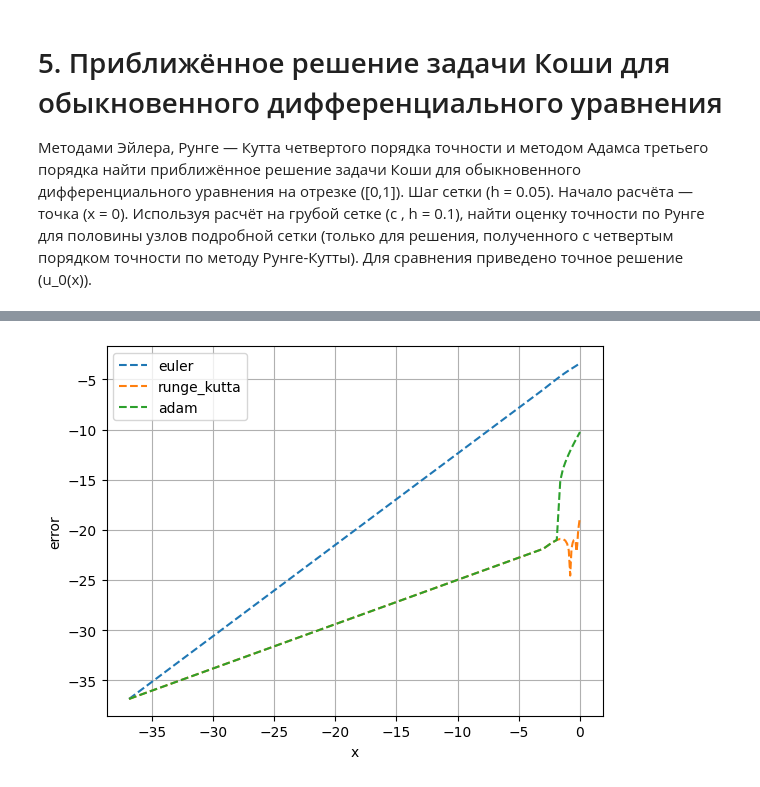
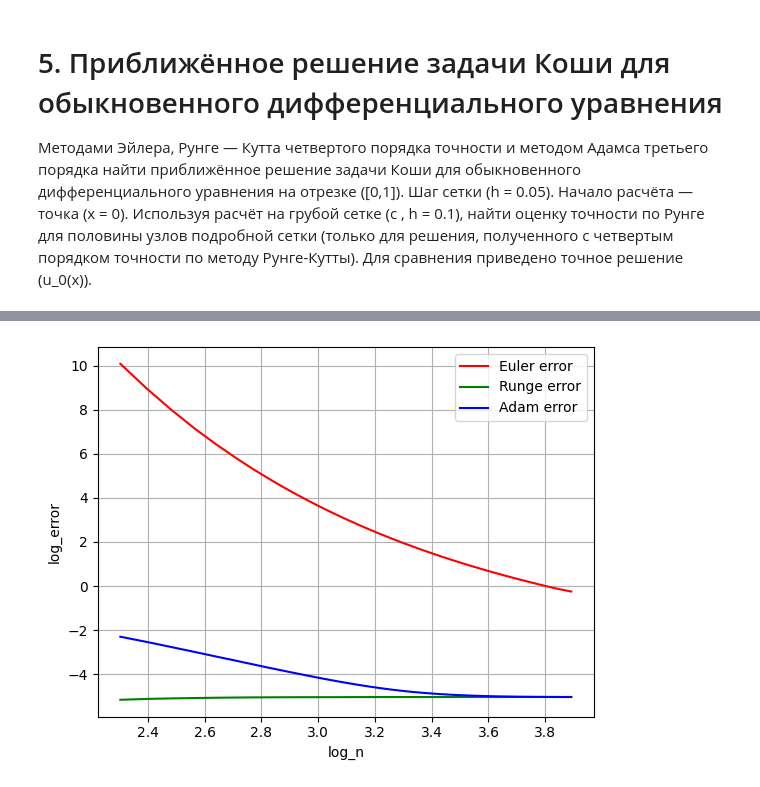
Before and after one commit to AndreDon0/Numerical_methods, a Jupyter notebook: labs/5.ipynb, the cells around one changed output, grey strips where cells are left out. Saved outputs shown, nothing was run; the diff lists cells and outputs as text; code cells hidden in the pictures.

```diff
--- a/labs/5.ipynb
+++ b/labs/5.ipynb
@@ -87,13 +111,46 @@ plt.show()
-# %%
-plt.plot(np.log(euler_grid + 1e-16), np.log(abs(u0(grid) - euler_res[:, 0]) + 1e-16), label='euler', linestyle='--')
-plt.plot(np.log(runge_kutta_grid + 1e-16), np.log(abs(u0(grid) - runge_kutta_res[:, 0]) + 1e-16), label='runge_kutta', linestyle='--')
-plt.plot(np.log(adam_grid + 1e-16), np.log(abs(u0(grid) - adam_res[:, 0]) + 1e-16), label='adam', linestyle='--')
-
-plt.xlabel('x')
-plt.ylabel('error')
-plt.grid(True)
-plt.legend()
-
-plt.show()
-# %% [output]
-[figure, removed]
+# %%
+a, b = 0, 30
+x0 = 0
+Y0 = np.array([1, 0])
+
+def F(x, Y):
+    return np.array([Y[1], -0.2*Y[1] - 9*Y[0] + 2*np.sin(2*x)])
+
+def u0(x):
+    return (np.e**(-0.1*x))*(1.0318*np.cos(2.99666*x)-0.23079*np.sin(2.99666*x))-0.03180*np.cos(2*x)+0.39746*np.sin(2*x)
+# %%
+n_history = []
+euler_error_history = []
+runge_error_history = []
+adam_error_history = []
+
+for p in tqdm(range(10, 50)):
+
+    h = 1 / p
+    grid = np.linspace(a, b, int((b - a)/h + 1))
+    u_grid = u0(grid)
+
+    n_history.append(p)
+    euler_grid, euler_res = euler(F, x0, Y0, [a, b], h=h)
+    runge_kutta_grid, runge_kutta_res = runge_kutta_4(F, x0, Y0, [a, b], h=h)
+    adam_grid, adam_res = adam_3(F, x0, Y0, [a, b], h=h)
+    euler_error_history.append(abs(u_grid - euler_res[:, 0]).max())
+    runge_error_history.append(abs(u_grid - runge_kutta_res[:, 0]).max())
+    adam_error_history.append(abs(u_grid - adam_res[:, 0]).max())
+
+n_history = np.array(n_history)
+euler_error_history = np.array(euler_error_history)
+runge_error_history = np.array(runge_error_history)
+adam_error_history = np.array(adam_error_history)
+
+plt.plot(np.log(n_history), np.log(euler_error_history + 1e-16), color='red', label="Euler error")
+plt.plot(np.log(n_history), np.log(runge_error_history + 1e-16), color='green', label="Runge error")
+plt.plot(np.log(n_history), np.log(adam_error_history + 1e-16), color='blue', label="Adam error")
+plt.xlabel("log_n")
+plt.ylabel("log_error")
+plt.grid(True)
+plt.legend()
+
+plt.show()
+# %% [output]
+[figure, added]
```
Also changed, not shown: parts of 5 cells of this notebook.
